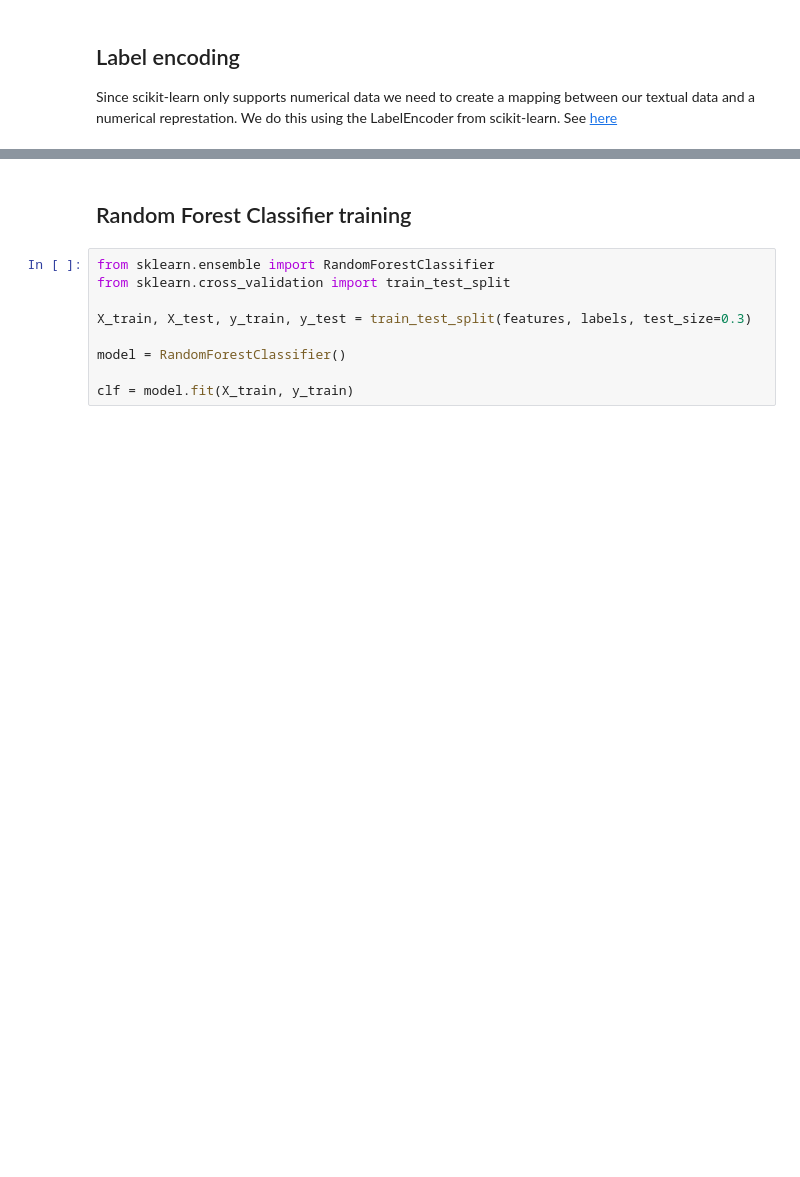
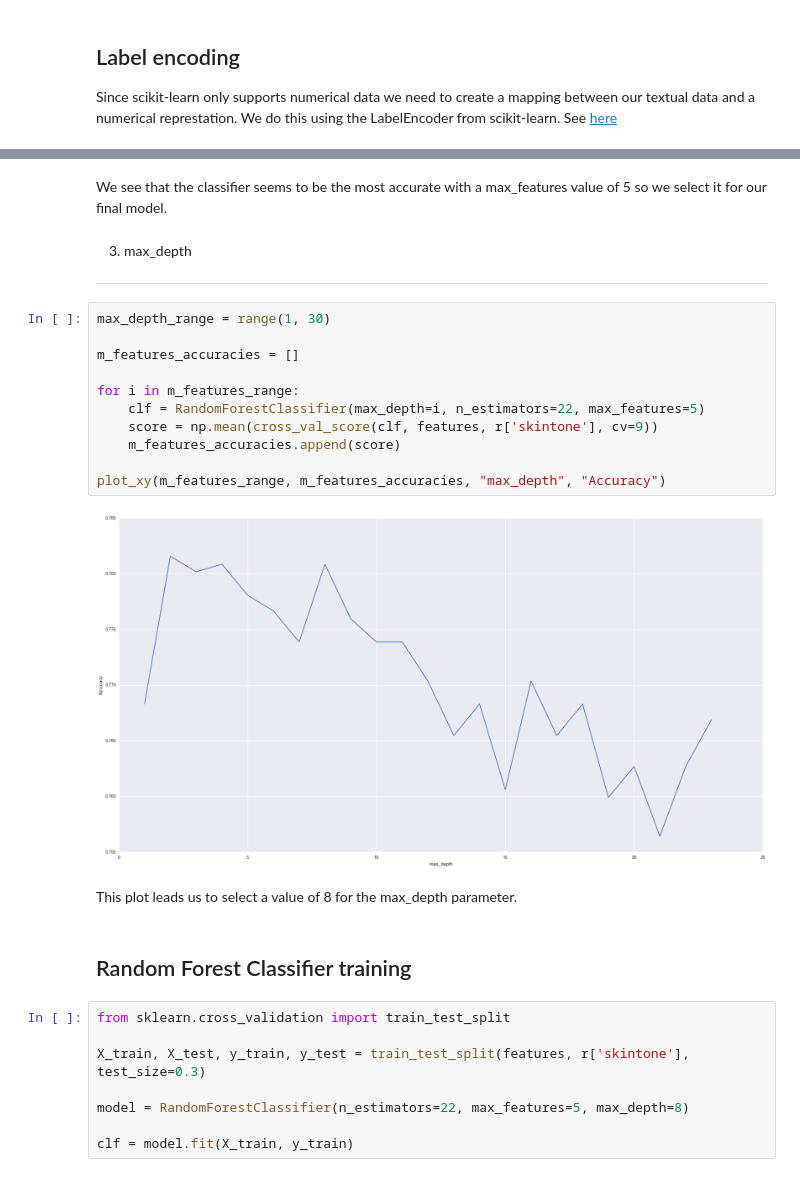
Before and after one commit to SolalPirelli/ADA2016, a Jupyter notebook: 04 - Applied ML/04 - Applied ML.ipynb, the cells around one changed output, grey strips where cells are left out. Drawn from its saved outputs; the diff is of its cells as text; blank space fills up the shorter version.

```diff
--- a/04 - Applied ML/04 - Applied ML.ipynb
+++ b/04 - Applied ML/04 - Applied ML.ipynb
@@ -242,13 +231,32 @@ print(str(len(np.unique(r['skintone']))) + " unique skintone values in the set")
+# %% [markdown]
+We see that the classifier seems to be the most accurate with a max_features value of 5 so we select it for our final model.
+# %% [markdown]
+3. max_depth
+-----------------------
+# %%
+max_depth_range = range(1, 30)
+
+m_features_accuracies = []
+
+for i in m_features_range:
+    clf = RandomForestClassifier(max_depth=i, n_estimators=22, max_features=5)
+    score = np.mean(cross_val_score(clf, features, r['skintone'], cv=9))
+    m_features_accuracies.append(score)
+
+plot_xy(m_features_range, m_features_accuracies, "max_depth", "Accuracy")
+# %% [output]
+[figure, added]
+# %% [markdown]
+This plot leads us to select a value of 8 for the max_depth parameter.
 # %% [markdown]
 Random Forest Classifier training
 --------------------------------------
 # %%
-from sklearn.ensemble import RandomForestClassifier
 from sklearn.cross_validation import train_test_split
 
-X_train, X_test, y_train, y_test = train_test_split(features, labels, test_size=0.3)
+X_train, X_test, y_train, y_test = train_test_split(features, r['skintone'], test_size=0.3)
 
-model = RandomForestClassifier()
+model = RandomForestClassifier(n_estimators=22, max_features=5, max_depth=8)
 
 clf = model.fit(X_train, y_train)
 # %%
```
Also changed, not shown: parts of 41 cells of this notebook.
